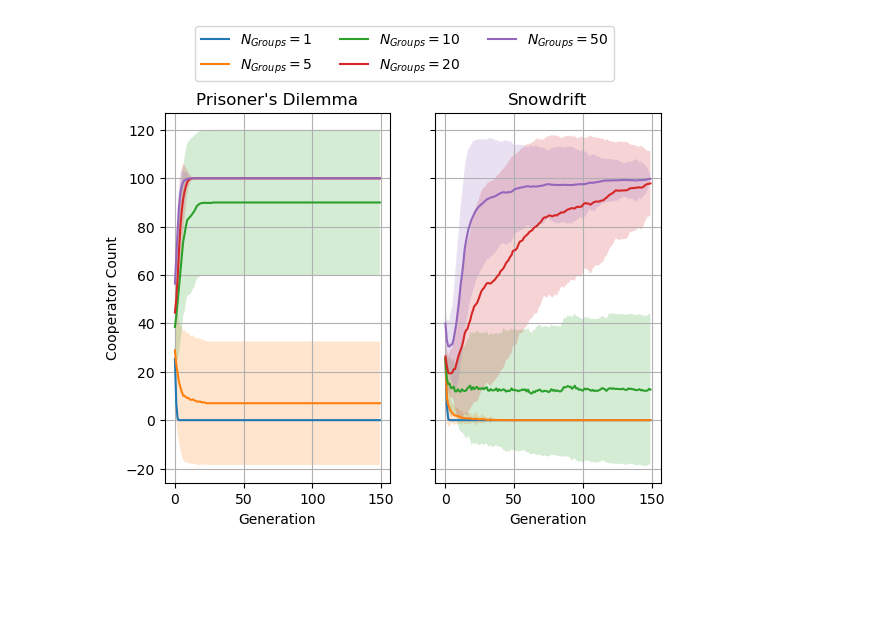
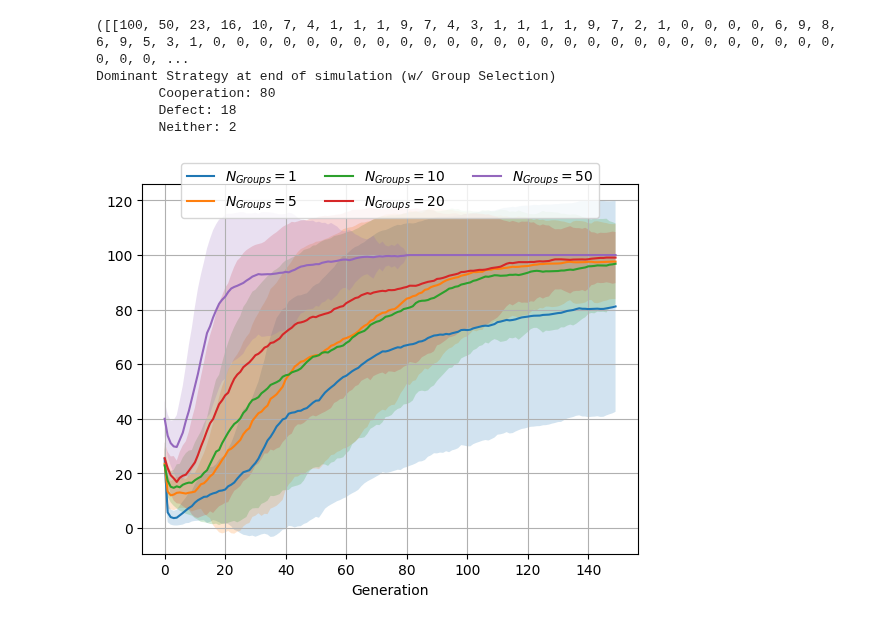
Before and after one commit to wbp1702/prisoners_dilemma, a Jupyter notebook: refactor/varying_split_method.ipynb, the cells around one changed output. Saved outputs shown, nothing was run; the diff lists cells and outputs as text; code cells hidden in the pictures; blank space fills up the shorter version.

```diff
--- a/refactor/varying_split_method.ipynb
+++ b/refactor/varying_split_method.ipynb
@@ -12,16 +12,16 @@ num_simulations = 100
 cost_benefit_ratio = 0.3
 cooperation_threshold = int(1)
 group_split_threshold = 10
-group_split_method = 'equal'
+group_split_method = 'empty'
 group_split_probabilistic = False
 
 num_groups = [1, 5, 10, 20, 50]
 
 sd_args = [[population, ng, num_generations, cost_benefit_ratio, cooperation_threshold, group_split_threshold,
          group_split_method, group_split_probabilistic, 'snowdrift'] for ng in num_groups]
-pd_args = [[population, ng, num_generations, cost_benefit_ratio, cooperation_threshold, group_split_threshold,
-         group_split_method, group_split_probabilistic, 'prisoners dilemma'] for ng in num_groups]
-args = sd_args + pd_args
+# pd_args = [[population, ng, num_generations, cost_benefit_ratio, cooperation_threshold, group_split_threshold,
+#          group_split_method, group_split_probabilistic, 'prisoners dilemma'] for ng in num_groups]
+args = sd_args # + pd_args
 
 with Pool() as pool:
     all_results = pool.starmap(games.group_split_game_many, [[num_simulations] + arg for arg in args])
@@ -39,26 +39,52 @@ total_reward_per_gen = [[variant[j][5] for j in range(num_simulations)] for vari
 mean_total_reward_per_gen = np.mean(total_reward_per_gen, axis=1)
 std_total_reward_per_gen = np.std(total_reward_per_gen, axis=1)
 # %%
-fig, (ax1, ax2) = plt.subplots(1, 2, sharey=True, figsize=(6.4, 4.8))
+# fig, (ax1, ax2) = plt.subplots(1, 2, sharey=True, figsize=(6.4, 4.8))
 
-for j in range(len(pd_args)):
-    i = j + len(sd_args)
-    ax1.plot(mean_cooperation_per_gen[i], label='')
-    ax1.fill_between(np.arange(num_generations), mean_cooperation_per_gen[i] - std_cooperation_per_gen[i],
-                     mean_cooperation_per_gen[i] + std_cooperation_per_gen[i], alpha=0.2)
-ax1.set(title="Prisoner's Dilemma", xlabel='Generation', ylabel='Cooperator Count')
-ax1.grid()
+# for j in range(len(pd_args)):
+#     i = j + len(sd_args)
+#     ax1.plot(mean_cooperation_per_gen[i], label='')
+#     ax1.fill_between(np.arange(num_generations), mean_cooperation_per_gen[i] - std_cooperation_per_gen[i],
+#                      mean_cooperation_per_gen[i] + std_cooperation_per_gen[i], alpha=0.2)
+# ax1.set(title="Prisoner's Dilemma", xlabel='Generation', ylabel='Cooperator Count')
+# ax1.grid()
+
+# plt.title(f'Group Split w/ Snowdrift Game\nVarying Cost/Benefit Ratio')
+# default_range = range(1, len(cost_benefit_ratios) - 1, 2)
+# custom_range_a = [0, 1, 3, 5, 7, 9, 10]
+# custom_range_b = range(len(cost_benefit_ratios))
+
+both_coop_dominant = 0
+both_defect_dominant = 0
+both_neither_dominant = 0
+both_neither_list = []
+print(all_results[0][0])
+for i in range(num_simulations):
+    if all_results[0][i][4][-1] == 100:
+        both_coop_dominant += 1
+    elif all_results[0][i][4][-1] == 0:
+        both_defect_dominant += 1
+    else:
+        both_neither_dominant += 1
+        both_neither_list.append(all_results[1][i][4][-1])
+print(f'Dominant Strategy at end of simulation (w/ Group Selection)\n\tCooperation: {both_coop_dominant}\n\tDefect: {both_defect_dominant}\n\tNeither: {both_neither_dominant}')
+
 
 for i in range(len(sd_args)):
-    ax2.plot(mean_cooperation_per_gen[i], label=f'$N_{{Groups}} = {num_groups[i]}$')
-    ax2.fill_between(np.arange(num_generations), mean_cooperation_per_gen[i] - std_cooperation_per_gen[i],
+    plt.plot(mean_cooperation_per_gen[i], label=f'$N_{{Groups}} = {num_groups[i]}$')
+    plt.fill_between(np.arange(num_generations), mean_cooperation_per_gen[i] - std_cooperation_per_gen[i],
                      mean_cooperation_per_gen[i] + std_cooperation_per_gen[i], alpha=0.2)
-ax2.set(title='Snowdrift', xlabel='Generation')
-ax2.grid()
+plt.xlabel('Generation')
+plt.grid()
 
-fig.legend(loc='upper center', bbox_to_anchor=(0.5, 1.075), ncol=3)
+plt.legend(loc='upper center', bbox_to_anchor=(0.5, 1.075), ncol=3)
 
-plt.savefig("..\\figures\\var_split_method_equal.png", bbox_inches='tight', transparent=True)
+# plt.savefig("..\\figures\\var_split_method_empty_sd.png", bbox_inches='tight', transparent=True)
 plt.show()
 # %% [output]
+([[100, 50, 23, 16, 10, 7, 4, 1, 1, 1, 9, 7, 4, 3, 1, 1, 1, 1, 9, 7, 2, 1, 0, 0, 0, 0, 6, 9, 8, 6, 9, 5, 3, 1, 0, 0, 0, 0, 0, 0, 0, 0, 0, 0, 0, 0, 0, 0, 0, 0, 0, 0, 0, 0, 0, 0, 0, 0, 0, 0, 0, 0, 0, 0, ...
+Dominant Strategy at end of simulation (w/ Group Selection)
+        Cooperation: 80
+        Defect: 18
+        Neither: 2
-[figure, old version]
+[figure, new version]
```
Also changed, not shown: 39 other files.
